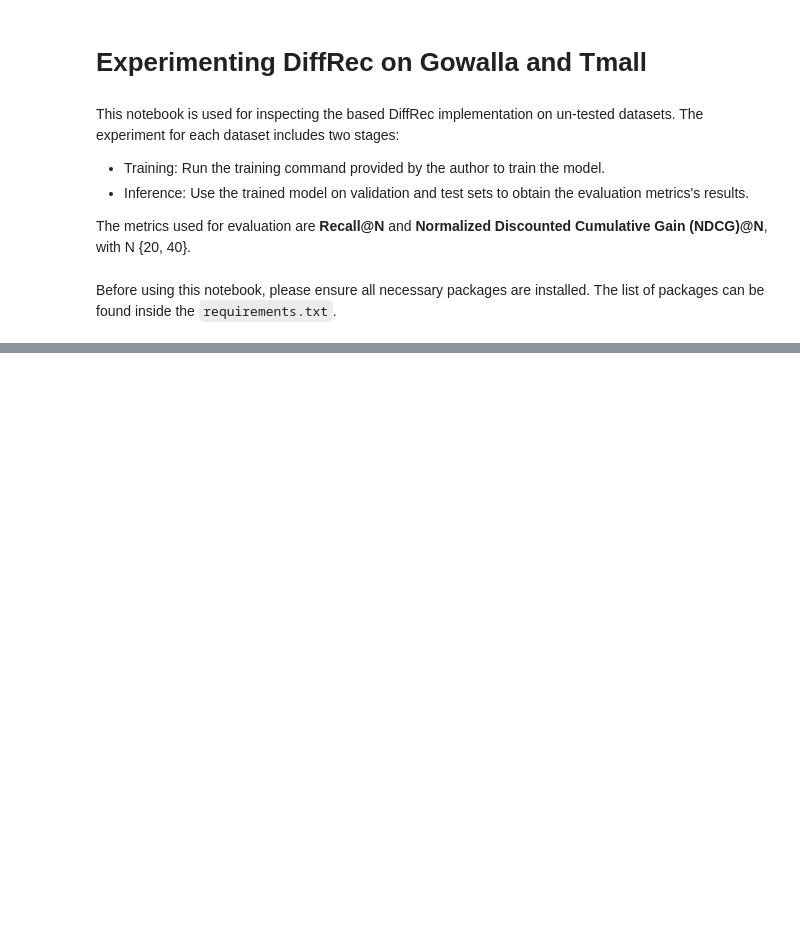
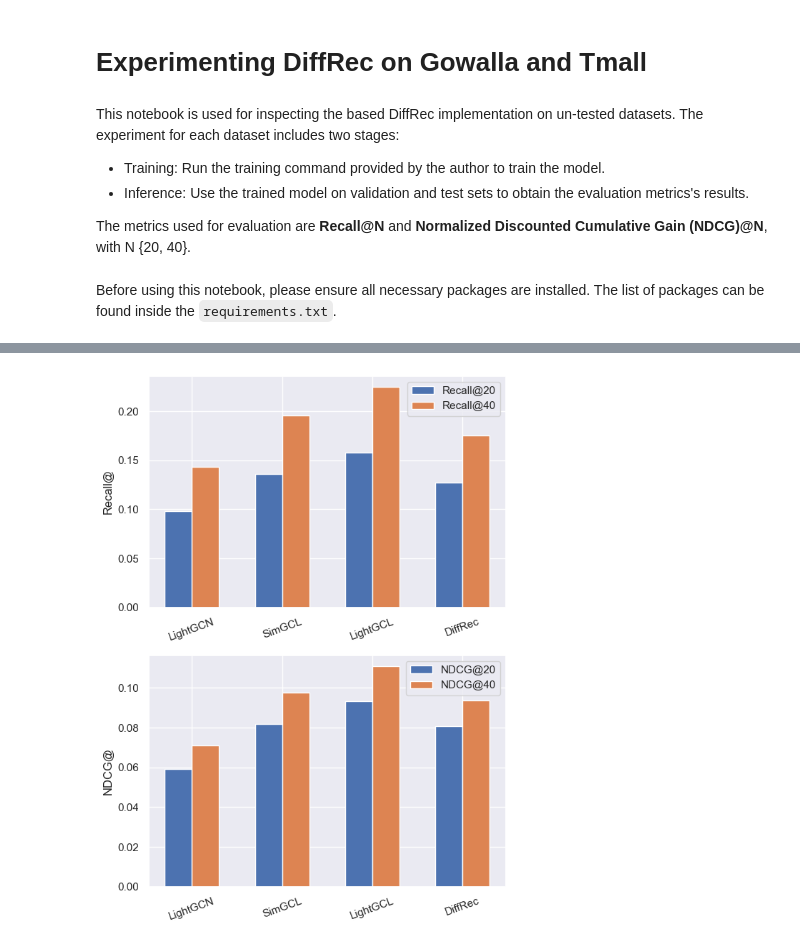
Before and after one commit to Sn-cpp/DiffRec-Gowalla-Tmall, a Jupyter notebook: DiffRec.ipynb, the cells around one changed output, grey strips where cells are left out. Cells and saved outputs as stored; diff of their text form; code cells hidden in the pictures; blank space fills up the shorter version.

```diff
--- a/DiffRec.ipynb
+++ b/DiffRec.ipynb
@@ -96 +143,3 @@ models ready.
+# %%
+topN = "[20, 40]"
 # %% [markdown]
@@ -131,0 +242,10 @@ if __name__ == "__main__":
+# %%
+df_gowalla = pd.DataFrame(index=['LightGCN', 'SimGCL', 'LightGCL', 'DiffRec'], columns=gowalla_metrics.keys())
+
+df_gowalla.loc['LightGCN'] = "0.0985 0.0593 0.1431 0.0710".split(" ")
+df_gowalla.loc['SimGCL']   = "0.1357 0.0818 0.1956 0.0975".split(" ")
+df_gowalla.loc['LightGCL'] = "0.1578 0.0935 0.2245 0.1108".split(" ")
+df_gowalla = df_gowalla.astype(float)
+
+df_gowalla.loc['DiffRec']  = gowalla_metrics
+df_gowalla
@@ -131,0 +274,29 @@ if __name__ == "__main__":
+# %%
+def plot_dataset(df: pd.DataFrame):
+    metrics = ['Recall@', 'NDCG@']
+
+    models = df.index
+    x = np.arange(len(models))
+
+    N_values = eval(topN)
+    width = 0.6 / len(N_values)
+    fig, axs = plt.subplots(nrows=len(metrics), figsize=(6, 4 * len(metrics)))
+
+    for i, metric_name in enumerate(metrics):
+        for j, n in enumerate(N_values):
+            offset = (j - (len(N_values) - 1) / 2) * width
+            axs[i].bar(x + offset, df[f'{metric_name}{n}'], width, label=f'{metric_name}{n}')
+
+        axs[i].set_xticks(x)
+        axs[i].set_xticklabels(models, rotation=20)
+
+        axs[i].set_ylabel(metric_name)
+        axs[i].legend()
+
+
+    plt.tight_layout()
+    plt.show()
+# %%
+plot_dataset(df_gowalla)
+# %% [output]
+[figure, added]
```
Also changed, not shown: parts of 25 cells of this notebook, 1 other file.
